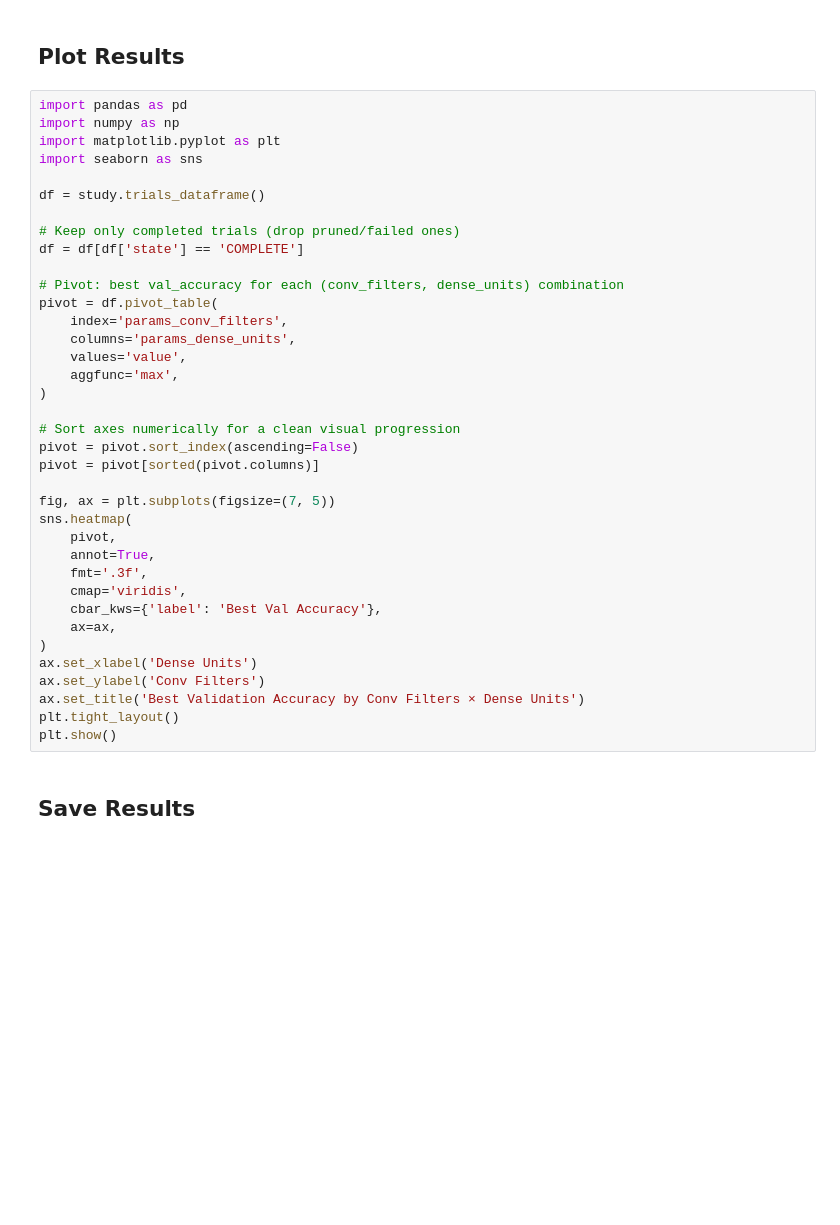
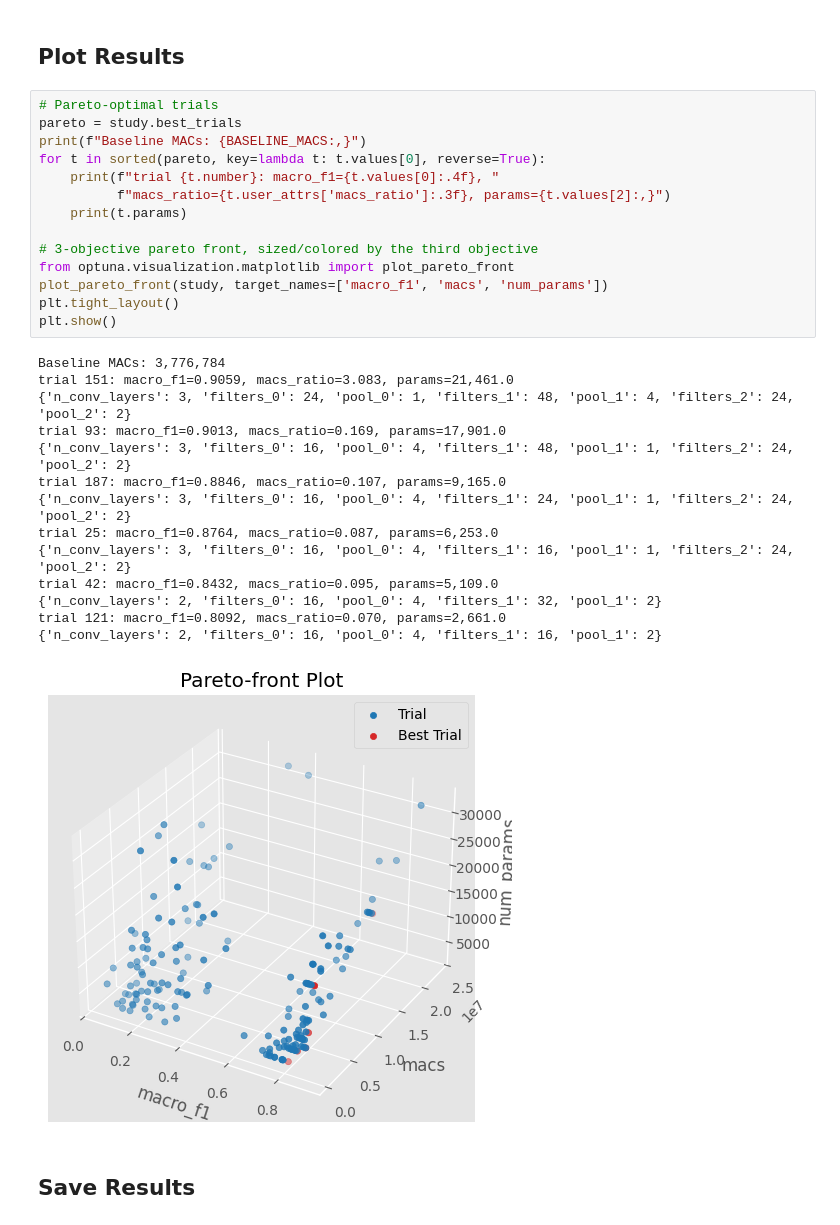
Before and after one commit to Rich143/KeywordSpottingFW, a Jupyter notebook: HostSW/TrainModel.ipynb, the cells around one changed output. Cells and saved outputs as stored; diff of their text form; blank space fills up the shorter version.

Commit message:
New Study for multi objective f1, maccs and num params

```diff
--- a/HostSW/TrainModel.ipynb
+++ b/HostSW/TrainModel.ipynb
@@ -1986,42 +1991,34 @@ print(best.params)
 # %% [markdown]
 ## Plot Results
 # %%
-import pandas as pd
-import numpy as np
-import matplotlib.pyplot as plt
-import seaborn as sns
+# Pareto-optimal trials
+pareto = study.best_trials
+print(f"Baseline MACs: {BASELINE_MACS:,}")
+for t in sorted(pareto, key=lambda t: t.values[0], reverse=True):
+    print(f"trial {t.number}: macro_f1={t.values[0]:.4f}, "
+          f"macs_ratio={t.user_attrs['macs_ratio']:.3f}, params={t.values[2]:,}")
+    print(t.params)
 
-df = study.trials_dataframe()
-
-# Keep only completed trials (drop pruned/failed ones)
-df = df[df['state'] == 'COMPLETE']
-
-# Pivot: best val_accuracy for each (conv_filters, dense_units) combination
-pivot = df.pivot_table(
-    index='params_conv_filters',
-    columns='params_dense_units',
-    values='value',
-    aggfunc='max',
-)
-
-# Sort axes numerically for a clean visual progression
-pivot = pivot.sort_index(ascending=False)
-pivot = pivot[sorted(pivot.columns)]
-
-fig, ax = plt.subplots(figsize=(7, 5))
-sns.heatmap(
-    pivot,
-    annot=True,
-    fmt='.3f',
-    cmap='viridis',
-    cbar_kws={'label': 'Best Val Accuracy'},
-    ax=ax,
-)
-ax.set_xlabel('Dense Units')
-ax.set_ylabel('Conv Filters')
-ax.set_title('Best Validation Accuracy by Conv Filters × Dense Units')
+# 3-objective pareto front, sized/colored by the third objective
+from optuna.visualization.matplotlib import plot_pareto_front
+plot_pareto_front(study, target_names=['macro_f1', 'macs', 'num_params'])
 plt.tight_layout()
 plt.show()
+# %% [output]
+Baseline MACs: 3,776,784
+trial 151: macro_f1=0.9059, macs_ratio=3.083, params=21,461.0
+{'n_conv_layers': 3, 'filters_0': 24, 'pool_0': 1, 'filters_1': 48, 'pool_1': 4, 'filters_2': 24, 'pool_2': 2}
+trial 93: macro_f1=0.9013, macs_ratio=0.169, params=17,901.0
+{'n_conv_layers': 3, 'filters_0': 16, 'pool_0': 4, 'filters_1': 48, 'pool_1': 1, 'filters_2': 24, 'pool_2': 2}
+trial 187: macro_f1=0.8846, macs_ratio=0.107, params=9,165.0
+{'n_conv_layers': 3, 'filters_0': 16, 'pool_0': 4, 'filters_1': 24, 'pool_1': 1, 'filters_2': 24, 'pool_2': 2}
+trial 25: macro_f1=0.8764, macs_ratio=0.087, params=6,253.0
+{'n_conv_layers': 3, 'filters_0': 16, 'pool_0': 4, 'filters_1': 16, 'pool_1': 1, 'filters_2': 24, 'pool_2': 2}
+trial 42: macro_f1=0.8432, macs_ratio=0.095, params=5,109.0
+{'n_conv_layers': 2, 'filters_0': 16, 'pool_0': 4, 'filters_1': 32, 'pool_1': 2}
+trial 121: macro_f1=0.8092, macs_ratio=0.070, params=2,661.0
+{'n_conv_layers': 2, 'filters_0': 16, 'pool_0': 4, 'filters_1': 16, 'pool_1': 2}
+[figure, added]
 # %% [markdown]
 ## Save Results
 # %%
```
Also changed, not shown: parts of 5 cells of this notebook.
